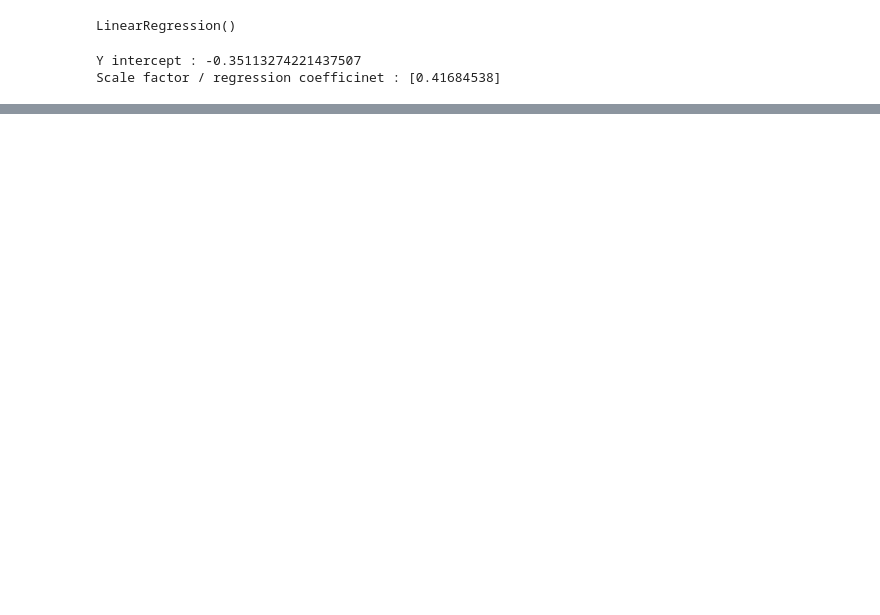
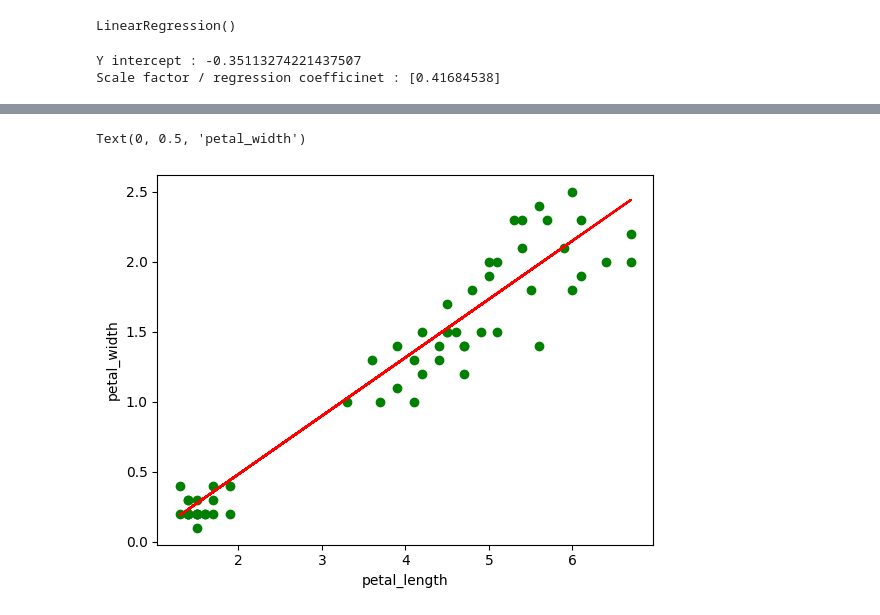
Before and after one commit to kechcole/Machine-Learning, a Jupyter notebook: Notebook/Applied ML with Python.ipynb, the cells around one changed output, grey strips where cells are left out. Saved outputs shown, nothing was run; the diff lists cells and outputs as text; code cells hidden in the pictures; blank space fills up the shorter version.

```diff
--- a/Notebook/Applied ML with Python.ipynb
+++ b/Notebook/Applied ML with Python.ipynb
@@ -173,0 +142,13 @@ Text(0, 0.5, 'petal_width')
+# %%
+# Lets expose the data to never seen before data, test data.
+
+y_pred_test1 = regr.predict(X_test)
+
+# Bestfit line
+plt.scatter(X_test, y_test, color='green')
+plt.plot(X_test, y_pred_test1, color='red')
+plt.xlabel("petal_length")
+plt.ylabel("petal_width")
+# %% [output]
+Text(0, 0.5, 'petal_width')
+[figure, added]
```
Also changed, not shown: parts of 6 cells of this notebook, 1 other file.
